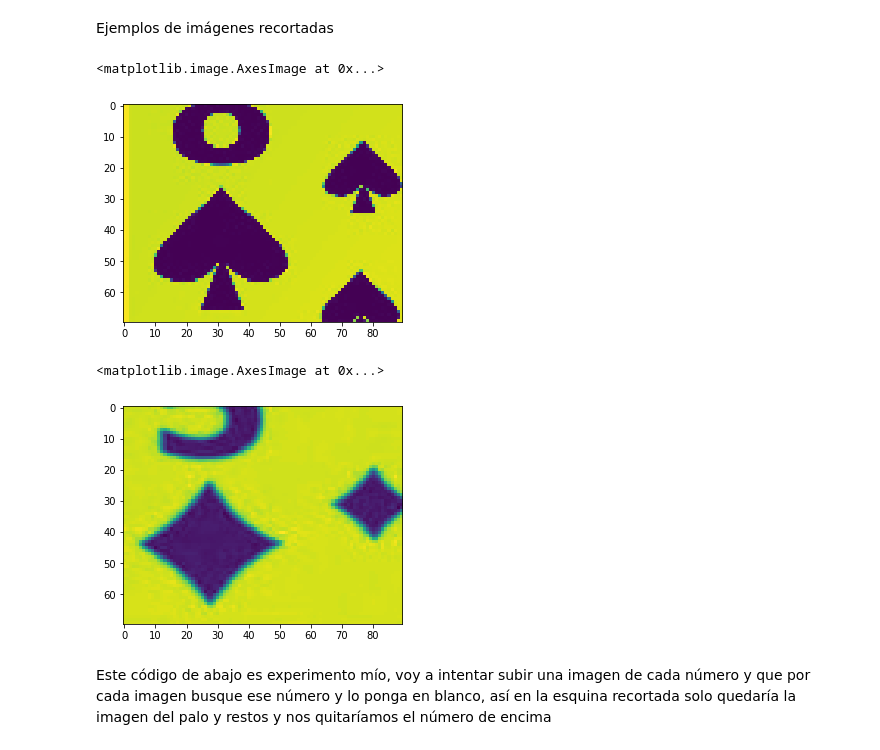
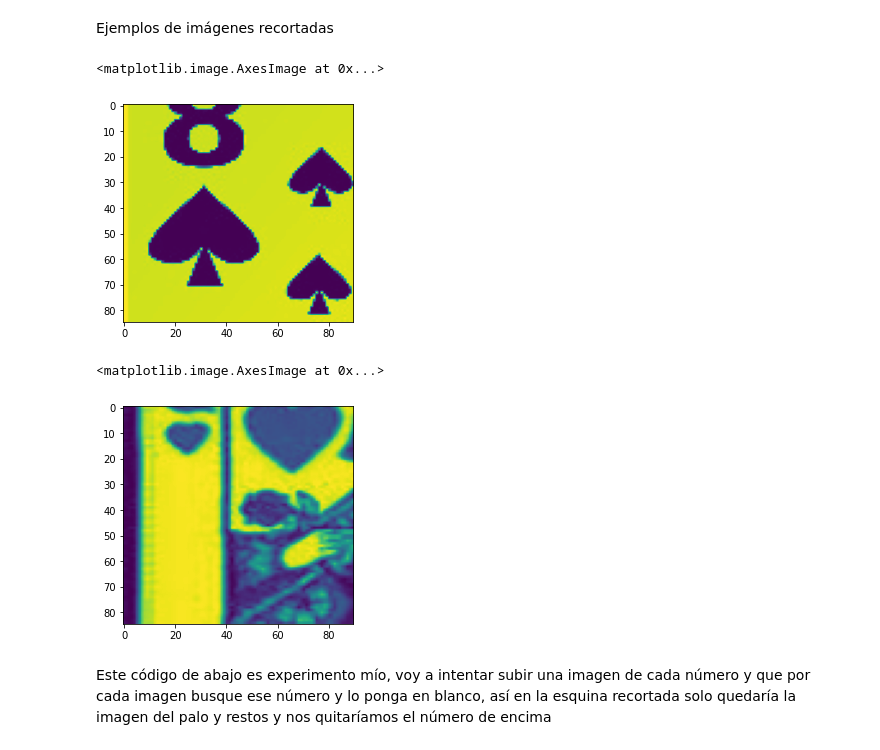
Before and after one commit to cynthiatcelorio/ML_Clustering, a Jupyter notebook: cynthia.ipynb, the cells around one changed output. Cells and saved outputs as stored; diff of their text form; code cells hidden in the pictures.

Commit message:
más píxeles, algún parámetro y un Score: 0.02073
Imagen cortada a [27:110, 0:90] y algunos parámetros en el kmeans

```diff
--- a/cynthia.ipynb
+++ b/cynthia.ipynb
@@ -167,11 +174,9 @@ train_img_num = natsorted(train_img_num)
 Creamos un arrray para guardar las imágenes que vamos a usar ya procesadas y otro para las mismas imágenes, pero recortadas por la esquina superior izquierda
 # %%
 from google.colab.patches import cv2_imshow
-
 images_entrenamiento = []
 imagen_normalizada = []
 cropped = []
-
 for imagePath in imagePaths:
     image = cv2.imread(imagePath)                               # leemos la imagen
     resized = cv2.resize(image, (224, 224))                     # le ponemos tamaño 224x224 para tenerlas toda iguales
@@ -180,7 +185,7 @@ for imagePath in imagePaths:
     norm_img = np.zeros((300, 300))                             # normalizamos la imagen
     norm_img = cv2.normalize(image, norm_img, 0, 255, cv2.NORM_MINMAX)
     imagen_normalizada.append(norm_img)
-    cropped.append(norm_img[30:100, 0:90])                    # Añadimos la imagen recortada a la lista cropped
+    cropped.append(norm_img[27:110, 0:90])                    # Añadimos la imagen recortada a la lista cropped
 
 '''
     se=cv2.getStructuringElement(cv2.MORPH_RECT , (8,8))        # Con esto de abajo la ponemos prácticamente en dos tonos de colores
@@ -234,12 +210,12 @@ Ejemplos de imágenes recortadas
 plt.imshow(cropped[1653])
 # %% [output]
 <matplotlib.image.AxesImage at 0x...>
-[figure, old version]
+[figure, new version]
 # %%
-plt.imshow(cropped[1233])
+plt.imshow(cropped[36])
 # %% [output]
 <matplotlib.image.AxesImage at 0x...>
-[figure, old version]
+[figure, new version]
 # %% [markdown]
 Este código de abajo es experimento mío, voy a intentar subir una imagen de cada número y que por cada imagen busque ese número y lo ponga en blanco, así en la esquina recortada solo quedaría la imagen del palo y restos y nos quitaríamos el número de encima
 # %%
```
Also changed, not shown: parts of 23 cells of this notebook.
